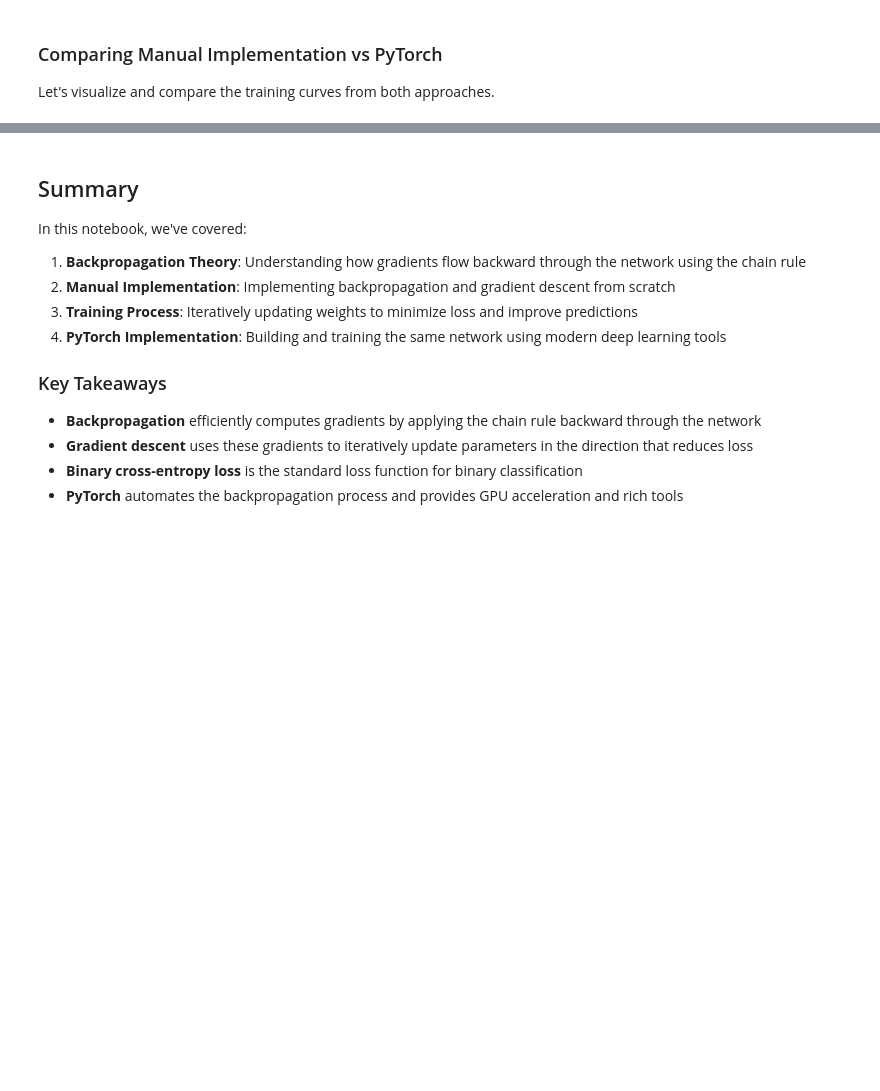
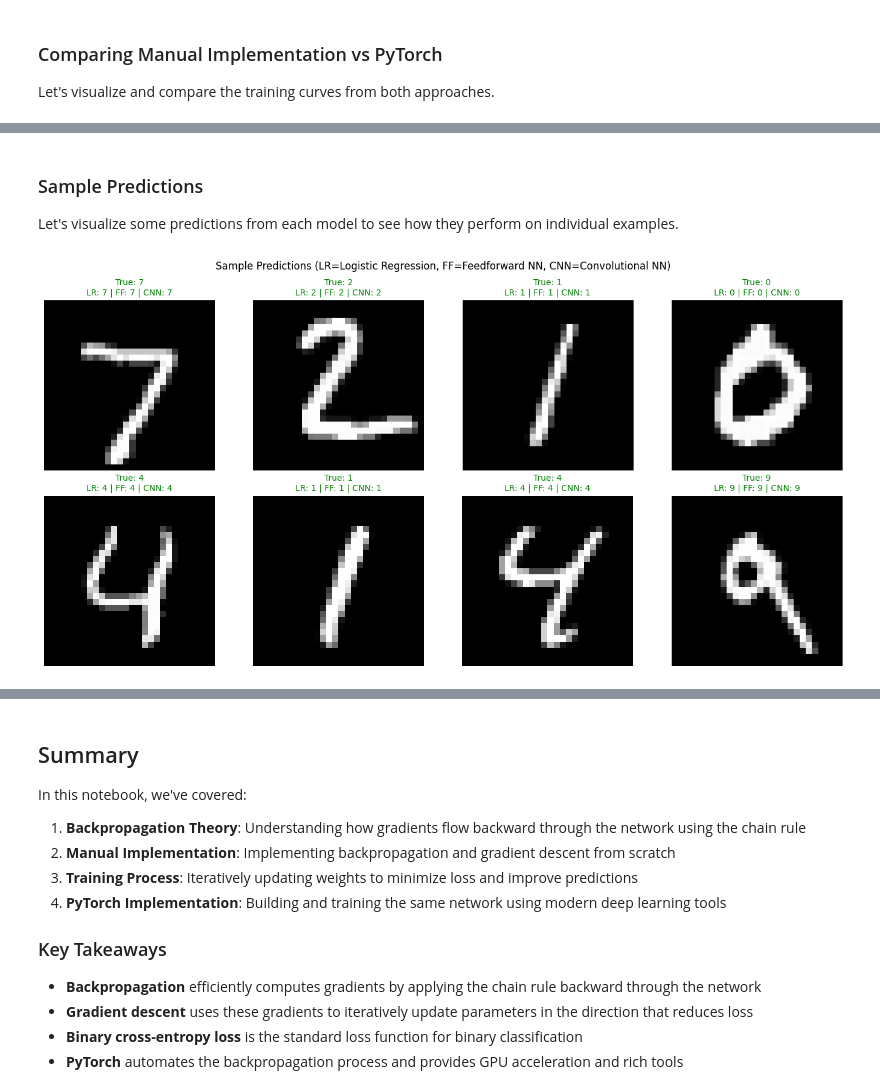
Before and after one commit to changyaochen/MECE4520, a Jupyter notebook: lectures/notebooks/17_neural_network_training.ipynb, the cells around one changed output, grey strips where cells are left out. Saved outputs shown, nothing was run; the diff lists cells and outputs as text; code cells hidden in the pictures; blank space fills up the shorter version.

```diff
--- a/lectures/notebooks/17_neural_network_training.ipynb
+++ b/lectures/notebooks/17_neural_network_training.ipynb
@@ -717,0 +857,17 @@ Both implementations achieve similar performance!
+# %%
+class LogisticRegression(nn.Module):
+    """Simple logistic regression model - just one linear layer."""
+
+    def __init__(self, input_size=784, num_classes=10):
+        super(LogisticRegression, self).__init__()
+        self.linear = nn.Linear(input_size, num_classes)
+
+    def forward(self, x):
+        # Flatten the image
+        x = x.view(x.size(0), -1)  # (batch_size, 28*28)
+        return self.linear(x)
+
+# Create model
+logistic_model = LogisticRegression().to(device)
+print(f"Logistic Regression Parameters: {sum(p.numel() for p in logistic_model.parameters())}")
+print(logistic_model)
@@ -717,0 +1260,53 @@ Both implementations achieve similar performance!
+# %% [markdown]
+### Sample Predictions
+
+Let's visualize some predictions from each model to see how they perform on individual examples.
+# %%
+# Get a batch of test images
+test_images, test_labels = next(iter(mnist_test_loader))
+test_images, test_labels = test_images.to(device), test_labels.to(device)
+
+# Get predictions from all three models
+logistic_model.eval()
+feedforward_model.eval()
+cnn_model.eval()
+
+with torch.no_grad():
+    lr_outputs = logistic_model(test_images)
+    ff_outputs = feedforward_model(test_images)
+    cnn_outputs = cnn_model(test_images)
+
+    _, lr_preds = torch.max(lr_outputs, 1)
+    _, ff_preds = torch.max(ff_outputs, 1)
+    _, cnn_preds = torch.max(cnn_outputs, 1)
+
+# Visualize 8 examples
+fig, axes = plt.subplots(2, 4, figsize=(14, 7))
+for i, ax in enumerate(axes.flat):
+    # Get image and denormalize for visualization
+    img = test_images[i].cpu().squeeze().numpy() * 0.3081 + 0.1307
+    ax.imshow(img, cmap='gray')
+
+    true_label = test_labels[i].item()
+    lr_pred = lr_preds[i].item()
+    ff_pred = ff_preds[i].item()
+    cnn_pred = cnn_preds[i].item()
+
+    # Color code: green if all correct, yellow if some correct, red if all wrong
+    all_correct = (lr_pred == true_label and ff_pred == true_label and cnn_pred == true_label)
+    all_wrong = (lr_pred != true_label and ff_pred != true_label and cnn_pred != true_label)
+
+    color = "green" if all_correct else "red" if all_wrong else "orange"
+
+    title = f"True: {true_label}\n"
+    title += f"LR: {lr_pred} | FF: {ff_pred} | CNN: {cnn_pred}"
+
+    ax.set_title(title, fontsize=10, color=color)
+    ax.axis("off")
+
+plt.suptitle("Sample Predictions (LR=Logistic Regression, FF=Feedforward NN, CNN=Convolutional NN)",
+             fontsize=12)
+plt.tight_layout()
+plt.show()
+# %% [output]
+[figure, added]
```
Also changed, not shown: parts of 29 cells of this notebook, 3 other files.
